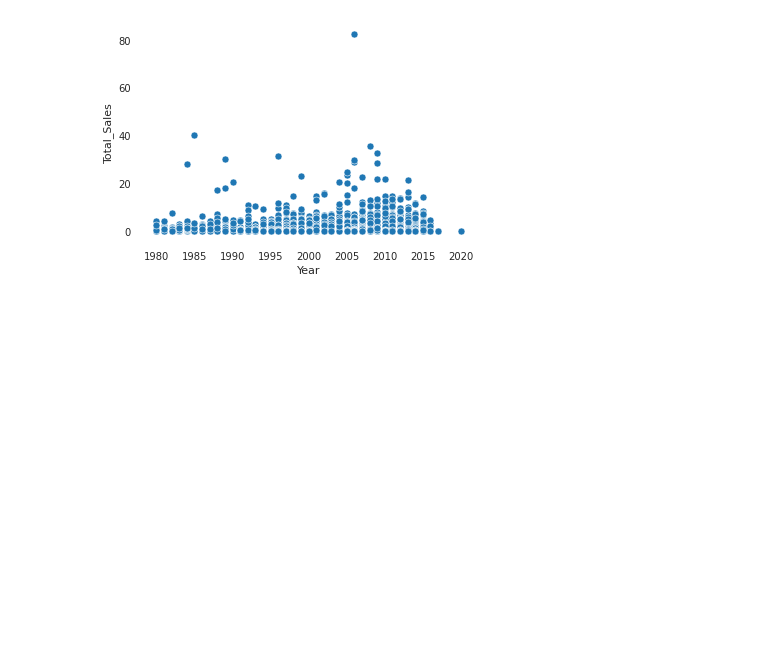
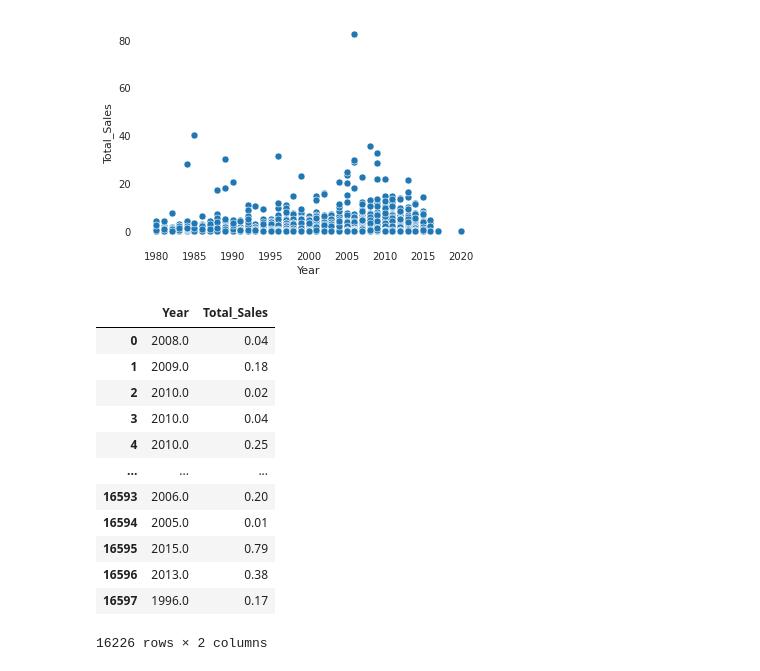
Before and after one commit to choheeee22/ds_Section1_Project, a Jupyter notebook: Section1_Project_GameIndustry.ipynb, the cells around one changed output. Cells and saved outputs as stored; diff of their text form; code cells hidden in the pictures; blank space fills up the shorter version.

```diff
--- a/Section1_Project_GameIndustry.ipynb
+++ b/Section1_Project_GameIndustry.ipynb
@@ -586,3 +586,21 @@ sns.scatterplot(data=df2_goodyear,x=df2_goodyear.Year,y=df2_goodyear.Total_Sales
 # %% [output]
 <matplotlib.axes._subplots.AxesSubplot at 0x...>
 [figure]
+# %%
+#clustering 용 year &total sales 추출 from df2_good year - df3
+df3=df2_goodyear[["Year","Total_Sales"]]
+df3
+# %% [output]
+|  | Year | Total_Sales |
+| 0 | 2008.0 | 0.04 |
+| 1 | 2009.0 | 0.18 |
+| 2 | 2010.0 | 0.02 |
+| 3 | 2010.0 | 0.04 |
+| 4 | 2010.0 | 0.25 |
+| ... | ... | ... |
+| 16593 | 2006.0 | 0.20 |
+| 16594 | 2005.0 | 0.01 |
+| 16595 | 2015.0 | 0.79 |
+| 16596 | 2013.0 | 0.38 |
+| 16597 | 1996.0 | 0.17 |
+16226 rows × 2 columns
```
Also changed, not shown: parts of 6 cells of this notebook.
